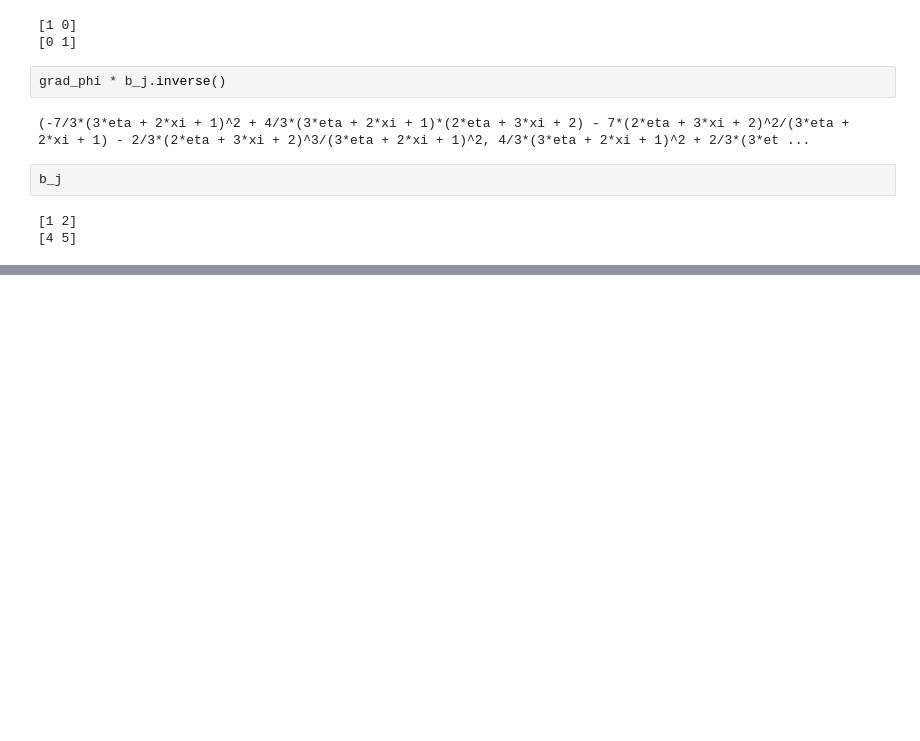
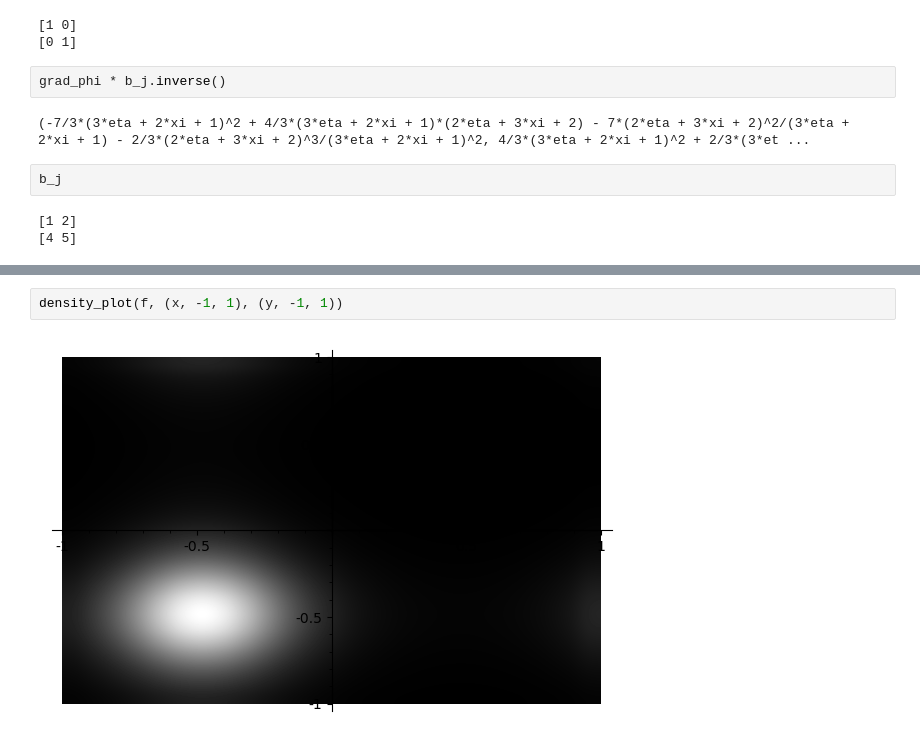
Before and after one commit to caleblogemann/Research, a Jupyter notebook: sage/sageresearch/utils/calculus.ipynb, the cells around one changed output, grey strips where cells are left out. Saved outputs shown, nothing was run; the diff lists cells and outputs as text; blank space fills up the shorter version.

```diff
--- a/sage/sageresearch/utils/calculus.ipynb
+++ b/sage/sageresearch/utils/calculus.ipynb
@@ -77,0 +90,4 @@ b_j
+# %%
+density_plot(f, (x, -1, 1), (y, -1, 1))
+# %% [output]
+[figure, added]
```
Also changed, not shown: parts of 2 cells of this notebook, 2 other files.
